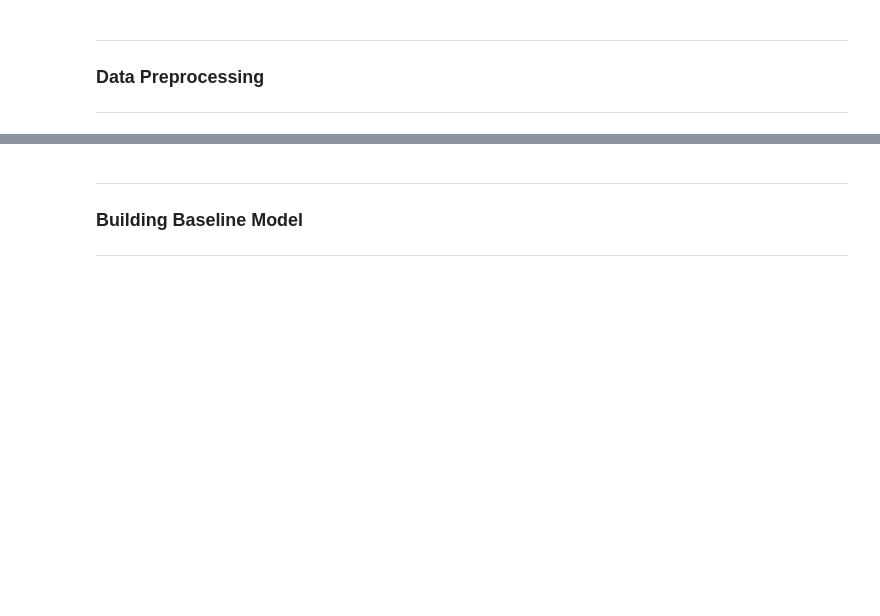
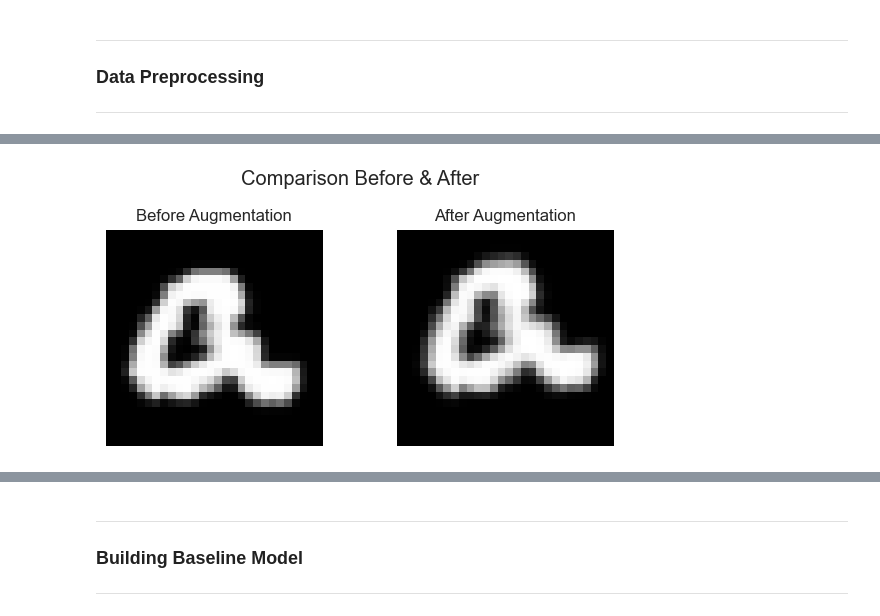
Before and after one commit to y0ngjie/DELECA2, a Jupyter notebook: GAN.ipynb, the cells around one changed output, grey strips where cells are left out. Cells and saved outputs as stored; diff of their text form; code cells hidden in the pictures; blank space fills up the shorter version.

```diff
--- a/GAN.ipynb
+++ b/GAN.ipynb
@@ -180,7 +200,7 @@ plt.subplots_adjust(hspace=0.4, wspace=0.5)
 for i in range(26):
     row = i // 13
     col = i % 13
-    ax = plot_pixel_intensity_distribution(x1[y1 == i+1], number_to_letter[i+1], axes[row, col])
+    ax = plot_pixel_intensity_distribution(X_train[y1 == i+1], number_to_letter[i+1], axes[row, col])
 
 plt.show()
 # %% [output]
@@ -234,11 +237,8 @@ def augment_image(image):
 # %%
 datagen = ImageDataGenerator(
-    rotation_range=20,
-    width_shift_range=0.2,
-    height_shift_range=0.2,
+    rotation_range=10,
+    width_shift_range=0.1,
+    height_shift_range=0.1,
     shear_range=0.2,
-    zoom_range=0.2,
-    horizontal_flip=True,
-    vertical_flip=True,
     fill_mode="nearest",
 )
@@ -244,0 +268,13 @@ datagen = ImageDataGenerator(
+# %%
+fig, ax = plt.subplots(1,2, figsize=(6, 3), tight_layout=True)
+ax[0].imshow(X_train[random_class_idx], cmap='gray')
+ax[0].axis('off')
+ax[0].set_title('Before Augmentation')
+ax[1].imshow(augmented_images[0], cmap='gray')
+ax[1].set_title('After Augmentation')
+ax[1].axis('off')
+
+plt.suptitle('Comparison Before & After')
+plt.show()
+# %% [output]
+[figure, added]
```
Also changed, not shown: parts of 18 cells of this notebook.
